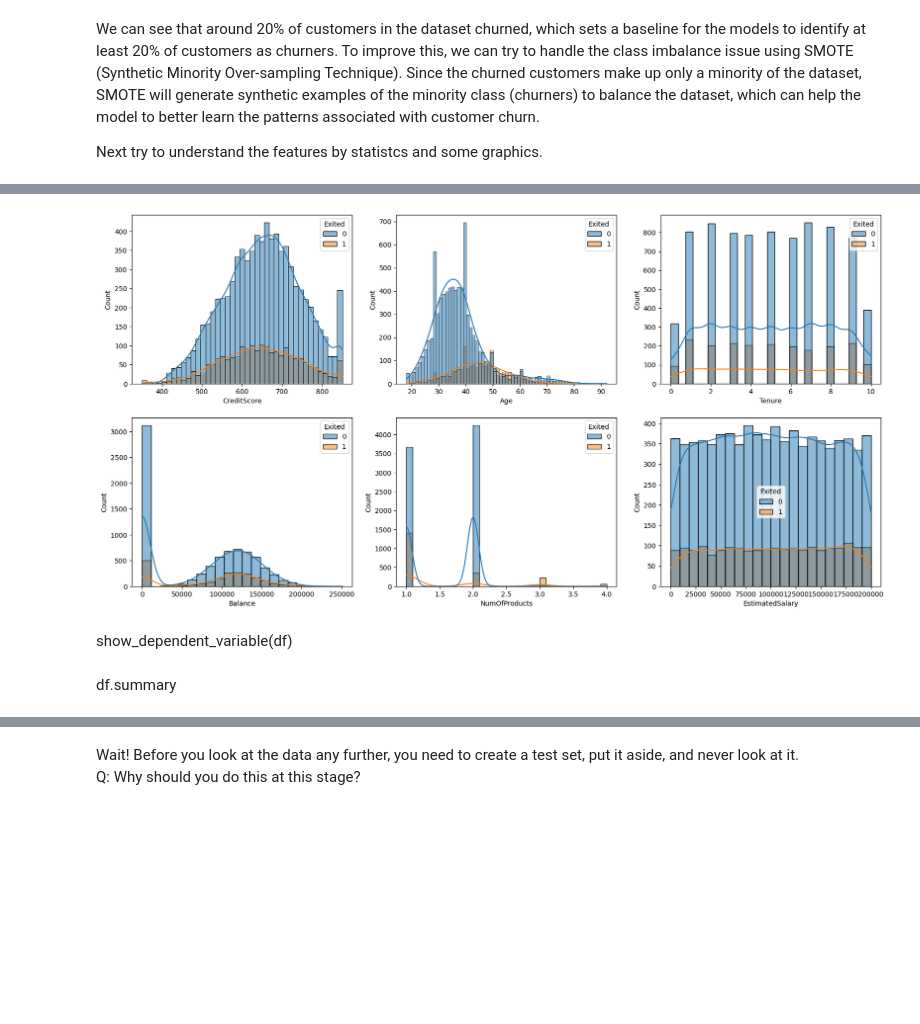
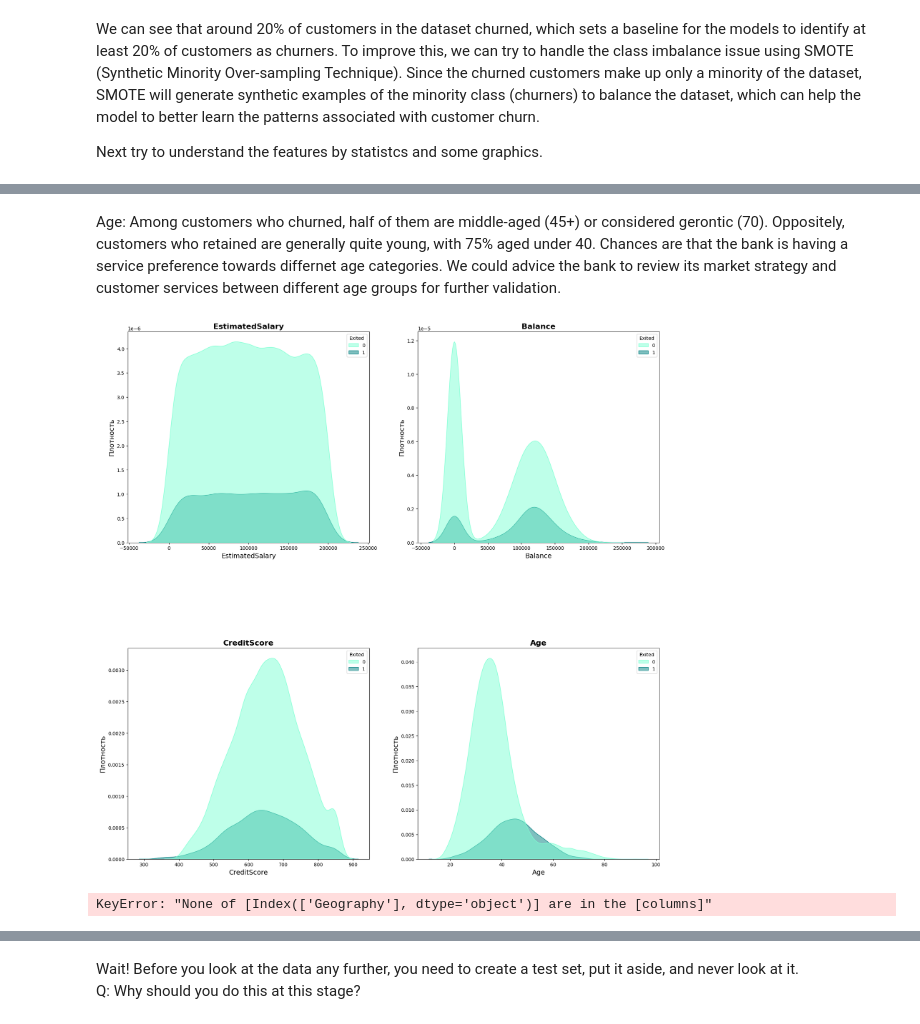
Before and after one commit to maxl-96/Case-Study-1-Project-1, a Jupyter notebook: notebook.ipynb, the cells around one changed output, grey strips where cells are left out. Cells and saved outputs as stored; diff of their text form; code cells hidden in the pictures; blank space fills up the shorter version.

```diff
--- a/notebook.ipynb
+++ b/notebook.ipynb
@@ -357,18 +216,24 @@ France 5014 810 0.16154766653370561
-# %%
-# Second, let's review target variable's relationship with numeric varaibles
-_,axss = plt.subplots(2,3, figsize=[20,10])
-numeric_val=["CreditScore","Age","Tenure","Balance","NumOfProducts","EstimatedSalary"]
-for i, n in enumerate(numeric_val):
-    #sns.boxplot(x='Exited', y =n, notch=True, data=df, )
-    sns.histplot(data=df, x=n, kde=True,hue="Exited", ax=axss[i//3][i%3])
-    sns.countplot(x=n, hue="Exited", data=df, ax=ax_)
-    for line in axss[0][0].get_lines()[4::12]:
-        line.set_color('yellow')
-    for line in axss[0][0].get_lines()[10::12]:
-        line.set_color('yellow')
-# %% [output]
-[figure, removed]
-# %% [markdown]
-show_dependent_variable(df)
-# %% [markdown]
-df.summary
+# %% [markdown]
+Age:
+Among customers who churned, half of them are middle-aged (45+) or considered gerontic (70). Oppositely, customers who retained are generally quite young, with 75% aged under 40. Chances are that the bank is having a service preference towards differnet age categories. We could advice the bank to review its market strategy and customer services between different age groups for further validation.
+# %%
+numbCol = ['EstimatedSalary', 'Balance', 'CreditScore','Age']
+fig, axes = plt.subplots(2,2, figsize = (20,20))
+plt.subplots_adjust(hspace=0.5)
+columns = df[numbCol]
+for i, column in enumerate(columns):
+    ax = axes[i // 2, i % 2]
+    sns.kdeplot(data = df,
+                x = column,
+                fill = True,
+                alpha = 0.5,
+                hue = 'Exited',
+                palette = [ '#7FFFD4', '#008080'],
+                ax = ax)
+
+    ax.set_title(column, fontweight = 'bold', fontsize = 16)
+    ax.set_xlabel(column, fontsize = 14)
+    ax.set_ylabel('Плотность', fontsize = 14)
+plt.show()
+# %% [output]
+[figure, added]
@@ -374,0 +242,6 @@ df.summary
+# %%
+df = pd.get_dummies(df, columns=["Geography"])
+#df["Geography"] = df["Geography"].map({'France': 0, 'Germany': 1, 'Spain': 2})
+df.head()
+# %% [output]
+KeyError: "None of [Index(['Geography'], dtype='object')] are in the [columns]"
```
Also changed, not shown: parts of 19 cells of this notebook.
